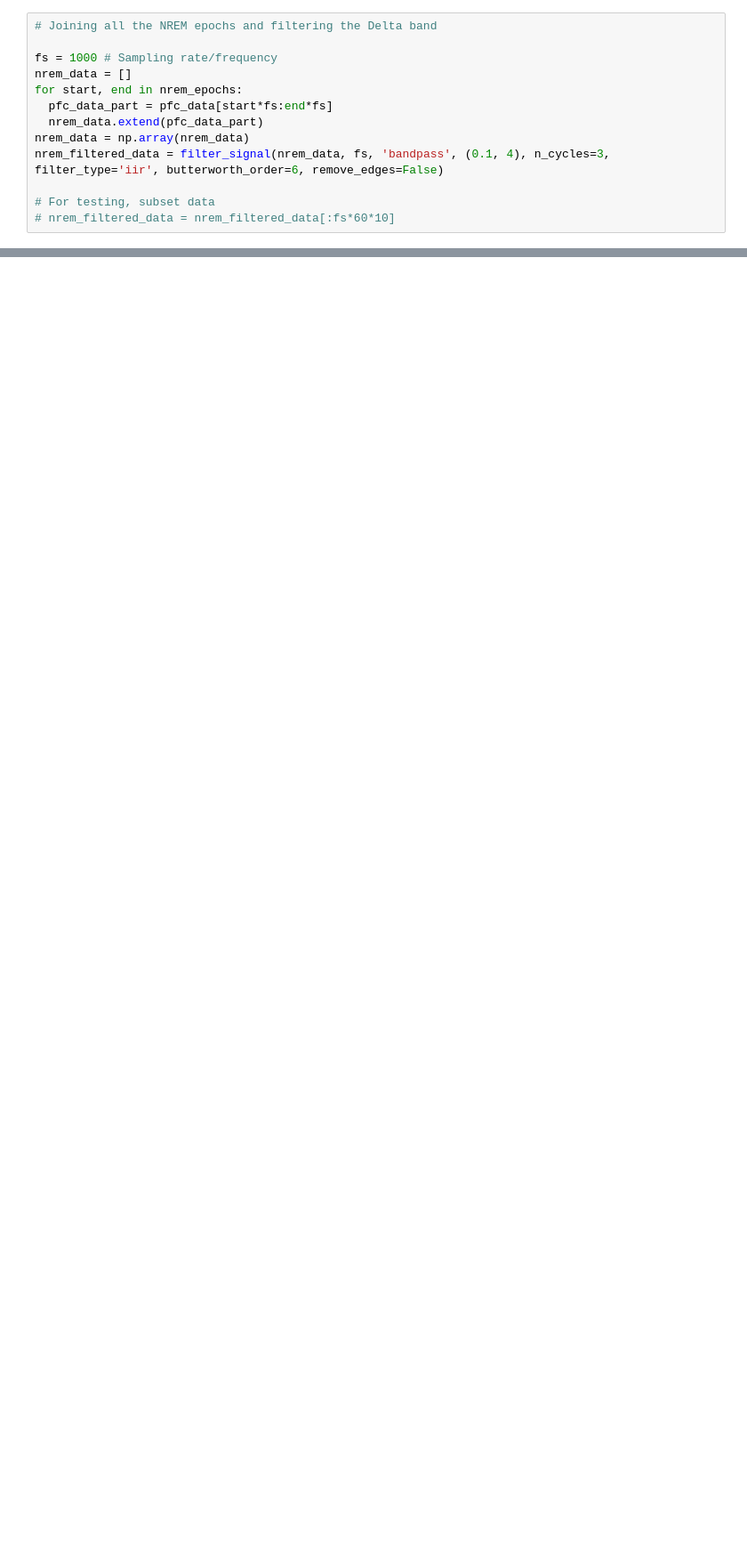
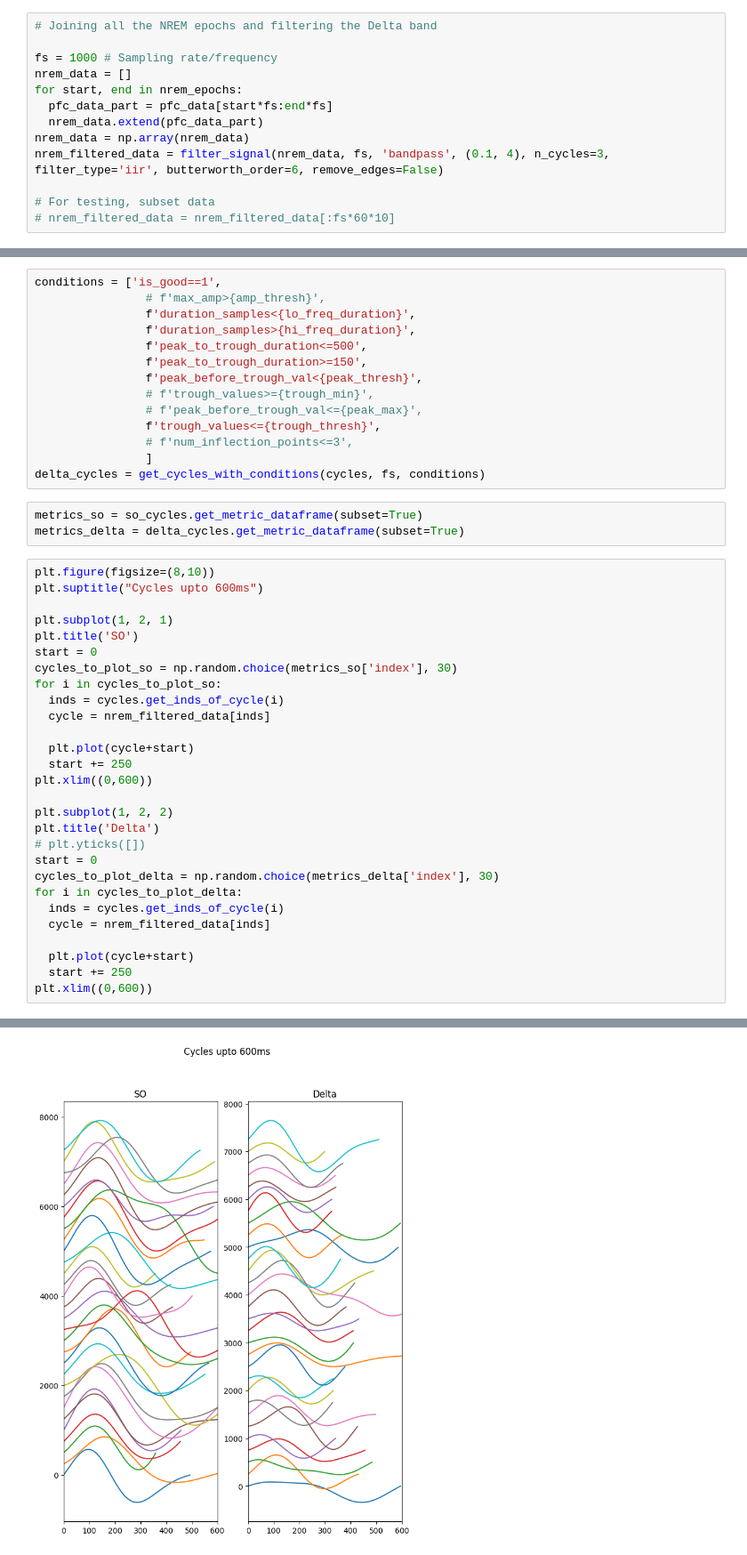
Before and after one commit to AbdelRayan/AutomaticSleepScoring, a Jupyter notebook: Nikhil/Delta_Detection.ipynb, the cells around one changed output, grey strips where cells are left out. Shown at 89% size. Cells and saved outputs as stored; diff of their text form; blank space fills up the shorter version.

```diff
--- a/Nikhil/Delta_Detection.ipynb
+++ b/Nikhil/Delta_Detection.ipynb
@@ -578,0 +307,46 @@ fig.show()
+# %%
+conditions = ['is_good==1',
+                # f'max_amp>{amp_thresh}',
+                f'duration_samples<{lo_freq_duration}',
+                f'duration_samples>{hi_freq_duration}',
+                f'peak_to_trough_duration<=500',
+                f'peak_to_trough_duration>=150',
+                f'peak_before_trough_val<{peak_thresh}',
+                # f'trough_values>={trough_min}',
+                # f'peak_before_trough_val<={peak_max}',
+                f'trough_values<={trough_thresh}',
+                # f'num_inflection_points<=3',
+                ]
+delta_cycles = get_cycles_with_conditions(cycles, fs, conditions)
+# %%
+metrics_so = so_cycles.get_metric_dataframe(subset=True)
+metrics_delta = delta_cycles.get_metric_dataframe(subset=True)
+# %%
+plt.figure(figsize=(8,10))
+plt.suptitle("Cycles upto 600ms")
+
+plt.subplot(1, 2, 1)
+plt.title('SO')
+start = 0
+cycles_to_plot_so = np.random.choice(metrics_so['index'], 30)
+for i in cycles_to_plot_so:
+  inds = cycles.get_inds_of_cycle(i)
+  cycle = nrem_filtered_data[inds]
+
+  plt.plot(cycle+start)
+  start += 250
+plt.xlim((0,600))
+
+plt.subplot(1, 2, 2)
+plt.title('Delta')
+# plt.yticks([])
+start = 0
+cycles_to_plot_delta = np.random.choice(metrics_delta['index'], 30)
+for i in cycles_to_plot_delta:
+  inds = cycles.get_inds_of_cycle(i)
+  cycle = nrem_filtered_data[inds]
+
+  plt.plot(cycle+start)
+  start += 250
+plt.xlim((0,600))
+# %% [output]
@@ -578,0 +354 @@ fig.show()
+[figure, added]
```
Also changed, not shown: parts of 67 cells of this notebook.
